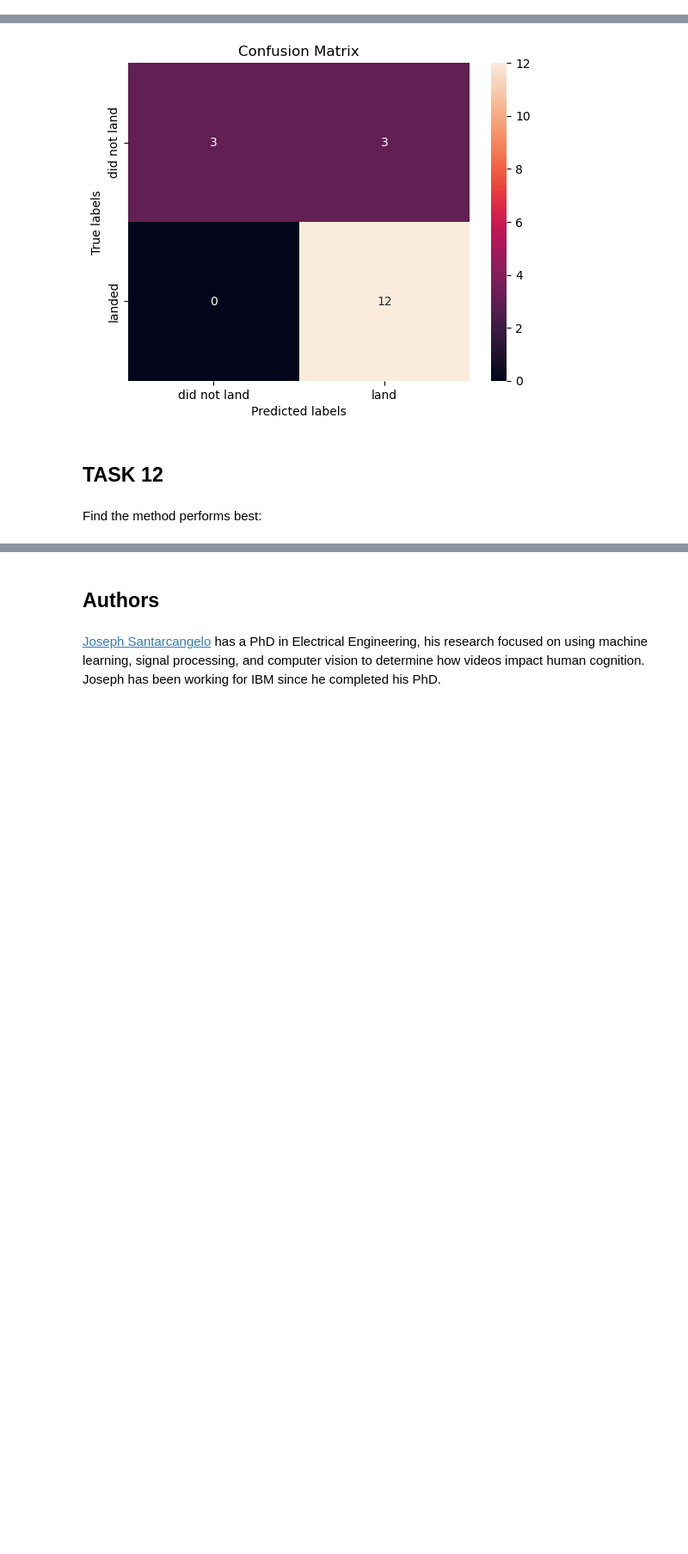
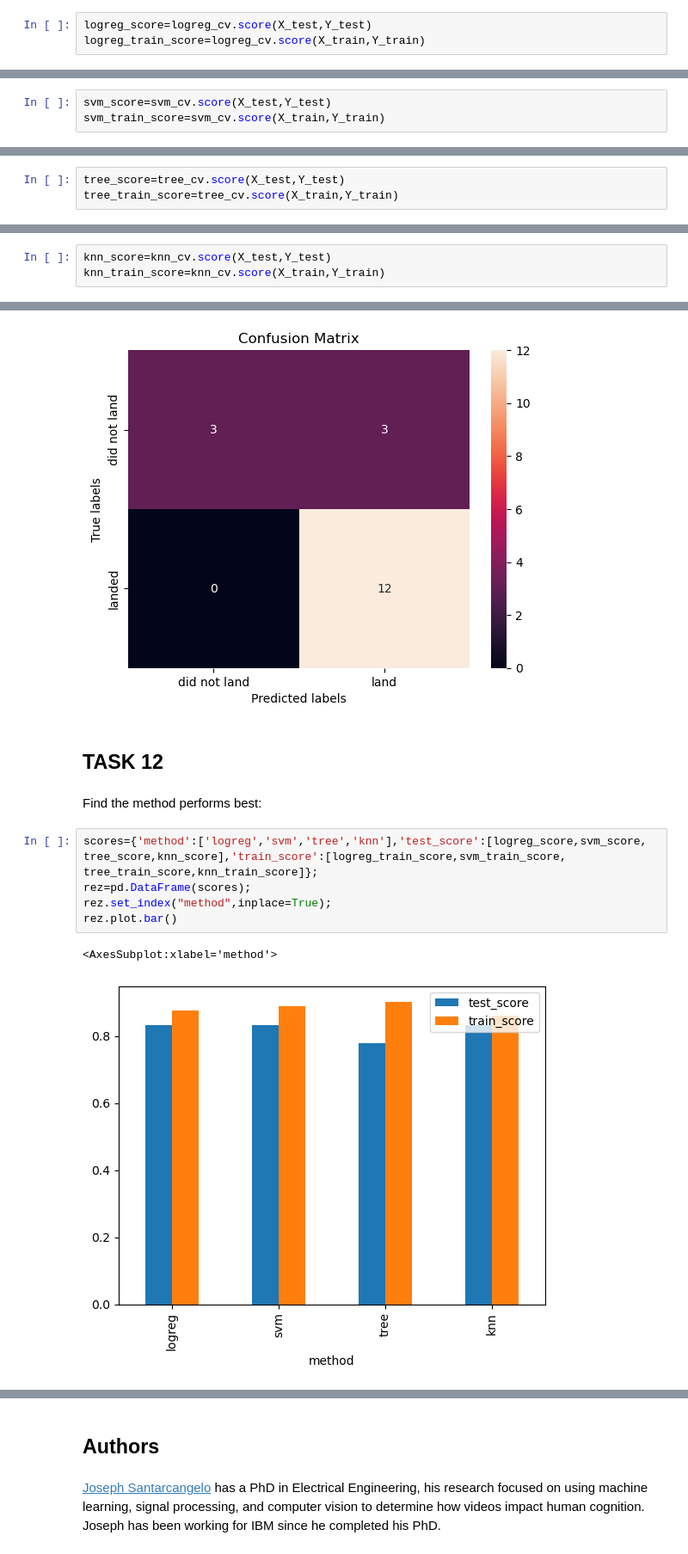
Before and after one commit to rhorvatgm/capstone, a Jupyter notebook: prediction.ipynb, the cells around one changed output, grey strips where cells are left out. Shown at 86% size. Cells and saved outputs as stored; diff of their text form; blank space fills up the shorter version.

```diff
--- a/prediction.ipynb
+++ b/prediction.ipynb
@@ -206,3 +196,6 @@ logreg_cv.score(X_test,Y_test)
+# %%
+logreg_score=logreg_cv.score(X_test,Y_test)
+logreg_train_score=logreg_cv.score(X_train,Y_train)
 # %% [markdown]
 Lets look at the confusion matrix:
 # %%
@@ -248,3 +237,6 @@ svm_cv.score(X_test,Y_test)
+# %%
+svm_score=svm_cv.score(X_test,Y_test)
+svm_train_score=svm_cv.score(X_train,Y_train)
 # %% [markdown]
 We can plot the confusion matrix
 # %%
@@ -293,3 +281,6 @@ tree_cv.score(X_test,Y_test)
+# %%
+tree_score=tree_cv.score(X_test,Y_test)
+tree_train_score=tree_cv.score(X_train,Y_train)
 # %% [markdown]
 We can plot the confusion matrix
 # %%
@@ -332,3 +319,6 @@ knn_cv.score(X_test,Y_test)
+# %%
+knn_score=knn_cv.score(X_test,Y_test)
+knn_train_score=knn_cv.score(X_train,Y_train)
 # %% [markdown]
 We can plot the confusion matrix
 # %%
@@ -340,3 +330,11 @@ plot_confusion_matrix(Y_test,yhat)
 ## TASK  12
 # %% [markdown]
 Find the method performs best:
+# %%
+scores={'method':['logreg','svm','tree','knn'],'test_score':[logreg_score,svm_score, tree_score,knn_score],'train_score':[logreg_train_score,svm_train_score, tree_train_score,knn_train_score]};
+rez=pd.DataFrame(scores);
+rez.set_index("method",inplace=True);
+rez.plot.bar()
+# %% [output]
+<AxesSubplot:xlabel='method'>
+[figure, added]
```
Also changed, not shown: parts of 9 cells of this notebook.
